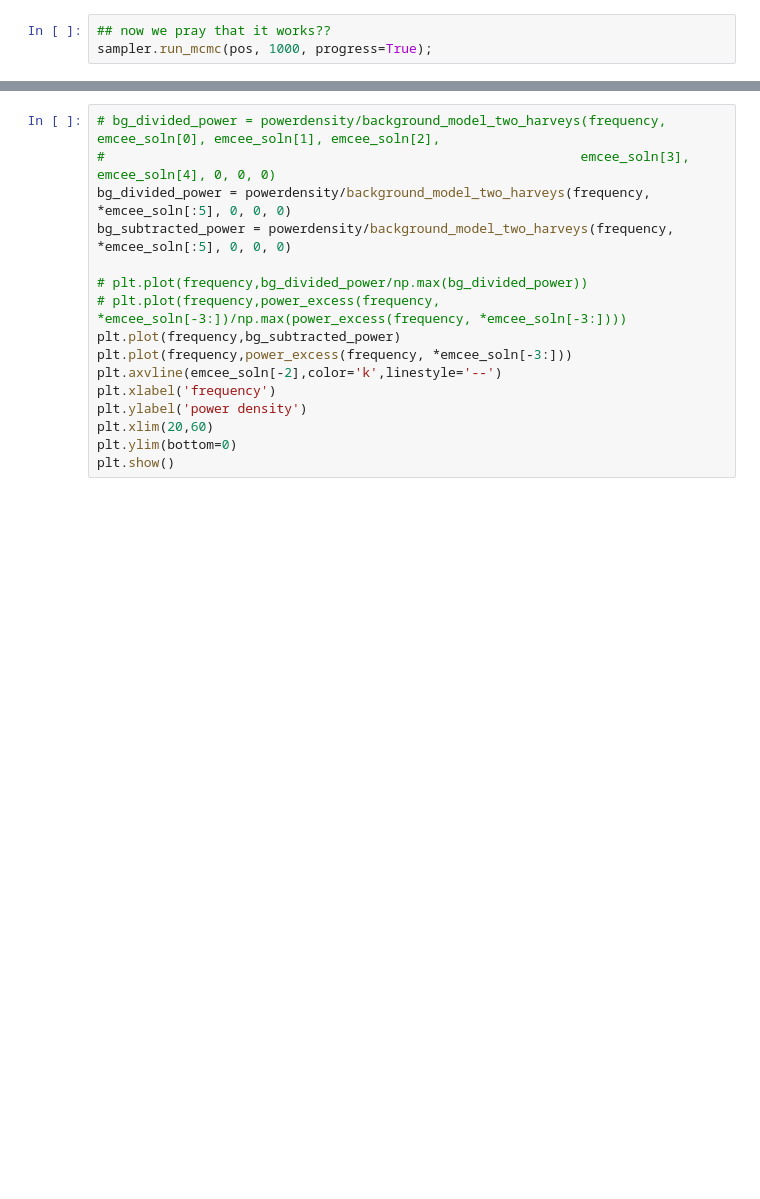
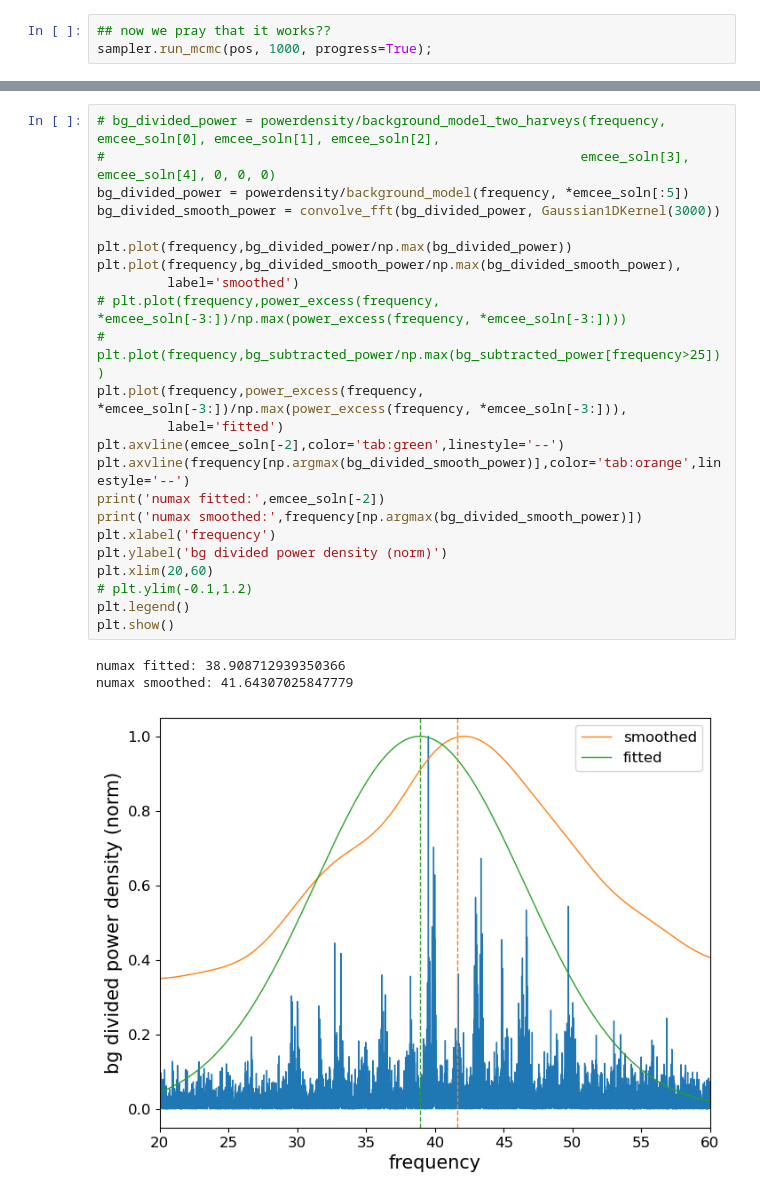
Before and after one commit to courtcraw/Notebooks, a Jupyter notebook: background_fitting.ipynb, the cells around one changed output, grey strips where cells are left out. Saved outputs shown, nothing was run; the diff lists cells and outputs as text; blank space fills up the shorter version.

```diff
--- a/background_fitting.ipynb
+++ b/background_fitting.ipynb
@@ -236,16 +262,27 @@ plt.show()
 # %%
 # bg_divided_power = powerdensity/background_model_two_harveys(frequency, emcee_soln[0], emcee_soln[1], emcee_soln[2],
 #                                                             emcee_soln[3], emcee_soln[4], 0, 0, 0)
-bg_divided_power = powerdensity/background_model_two_harveys(frequency, *emcee_soln[:5], 0, 0, 0)
-bg_subtracted_power = powerdensity/background_model_two_harveys(frequency, *emcee_soln[:5], 0, 0, 0)
+bg_divided_power = powerdensity/background_model(frequency, *emcee_soln[:5])
+bg_divided_smooth_power = convolve_fft(bg_divided_power, Gaussian1DKernel(3000))
 
-# plt.plot(frequency,bg_divided_power/np.max(bg_divided_power))
+plt.plot(frequency,bg_divided_power/np.max(bg_divided_power))
+plt.plot(frequency,bg_divided_smooth_power/np.max(bg_divided_smooth_power),
+         label='smoothed')
 # plt.plot(frequency,power_excess(frequency, *emcee_soln[-3:])/np.max(power_excess(frequency, *emcee_soln[-3:])))
-plt.plot(frequency,bg_subtracted_power)
-plt.plot(frequency,power_excess(frequency, *emcee_soln[-3:]))
-plt.axvline(emcee_soln[-2],color='k',linestyle='--')
+# plt.plot(frequency,bg_subtracted_power/np.max(bg_subtracted_power[frequency>25]))
+plt.plot(frequency,power_excess(frequency, *emcee_soln[-3:])/np.max(power_excess(frequency, *emcee_soln[-3:])),
+         label='fitted')
+plt.axvline(emcee_soln[-2],color='tab:green',linestyle='--')
+plt.axvline(frequency[np.argmax(bg_divided_smooth_power)],color='tab:orange',linestyle='--')
+print('numax fitted:',emcee_soln[-2])
+print('numax smoothed:',frequency[np.argmax(bg_divided_smooth_power)])
 plt.xlabel('frequency')
-plt.ylabel('power density')
+plt.ylabel('bg divided power density (norm)')
 plt.xlim(20,60)
-plt.ylim(bottom=0)
+# plt.ylim(-0.1,1.2)
+plt.legend()
 plt.show()
+# %% [output]
+numax fitted: 38.908712939350366
+numax smoothed: 41.64307025847779
+[figure, added]
```
Also changed, not shown: parts of 24 cells of this notebook.
